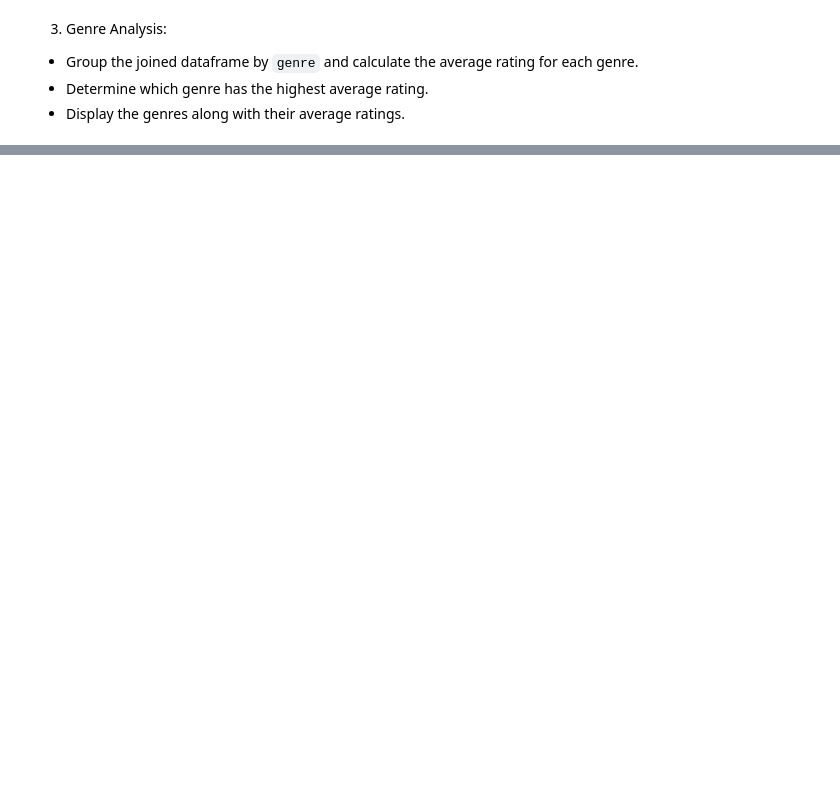
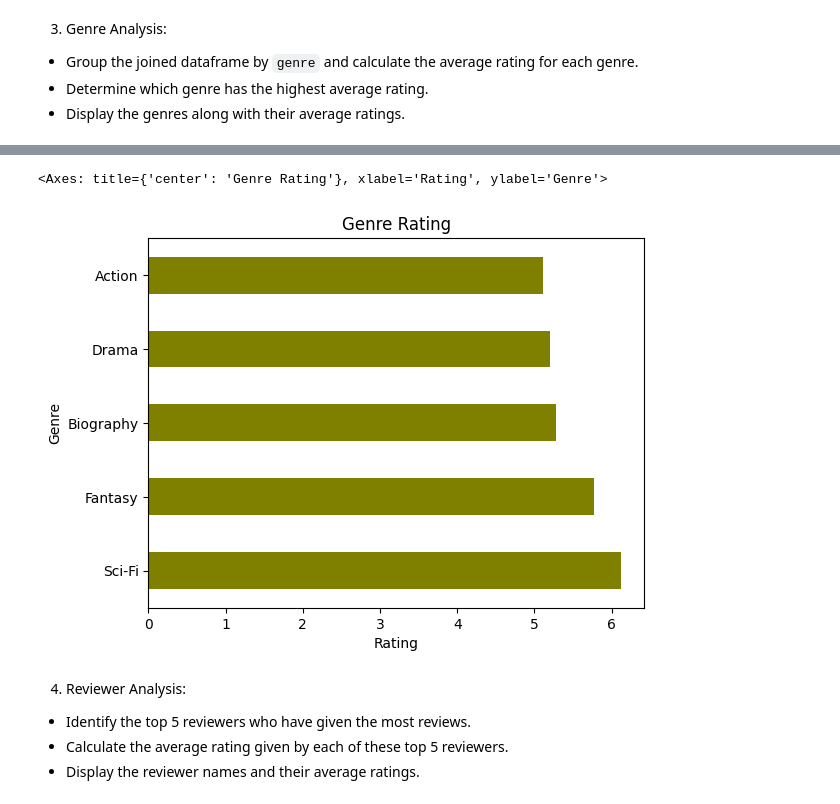
Before and after one commit to 0Londero/Tools.for.Data.Science, a Jupyter notebook: Lab 7 - Joining Data with Pandas/Lab07.ipynb, the cells around one changed output, grey strips where cells are left out. Drawn from its saved outputs; the diff is of its cells as text; code cells hidden in the pictures; blank space fills up the shorter version.

```diff
--- a/Lab 7 - Joining Data with Pandas/Lab07.ipynb
+++ b/Lab 7 - Joining Data with Pandas/Lab07.ipynb
@@ -118,0 +130,11 @@ top_10_movies.plot(x='title', y='average_rating', kind='barh', color='olive', ti
+# %%
+# Plot
+movies_reviews.groupby('genre')['movie_average_rating'].mean().nlargest().plot(kind='barh', color='olive', xlabel='Rating', ylabel='Genre', legend=False, title='Genre Rating')
+# %% [output]
+<Axes: title={'center': 'Genre Rating'}, xlabel='Rating', ylabel='Genre'>
+[figure, added]
+# %% [markdown]
+4. Reviewer Analysis:
+- Identify the top 5 reviewers who have given the most reviews.
+- Calculate the average rating given by each of these top 5 reviewers.
+- Display the reviewer names and their average ratings.
```
Also changed, not shown: parts of 17 cells of this notebook.
